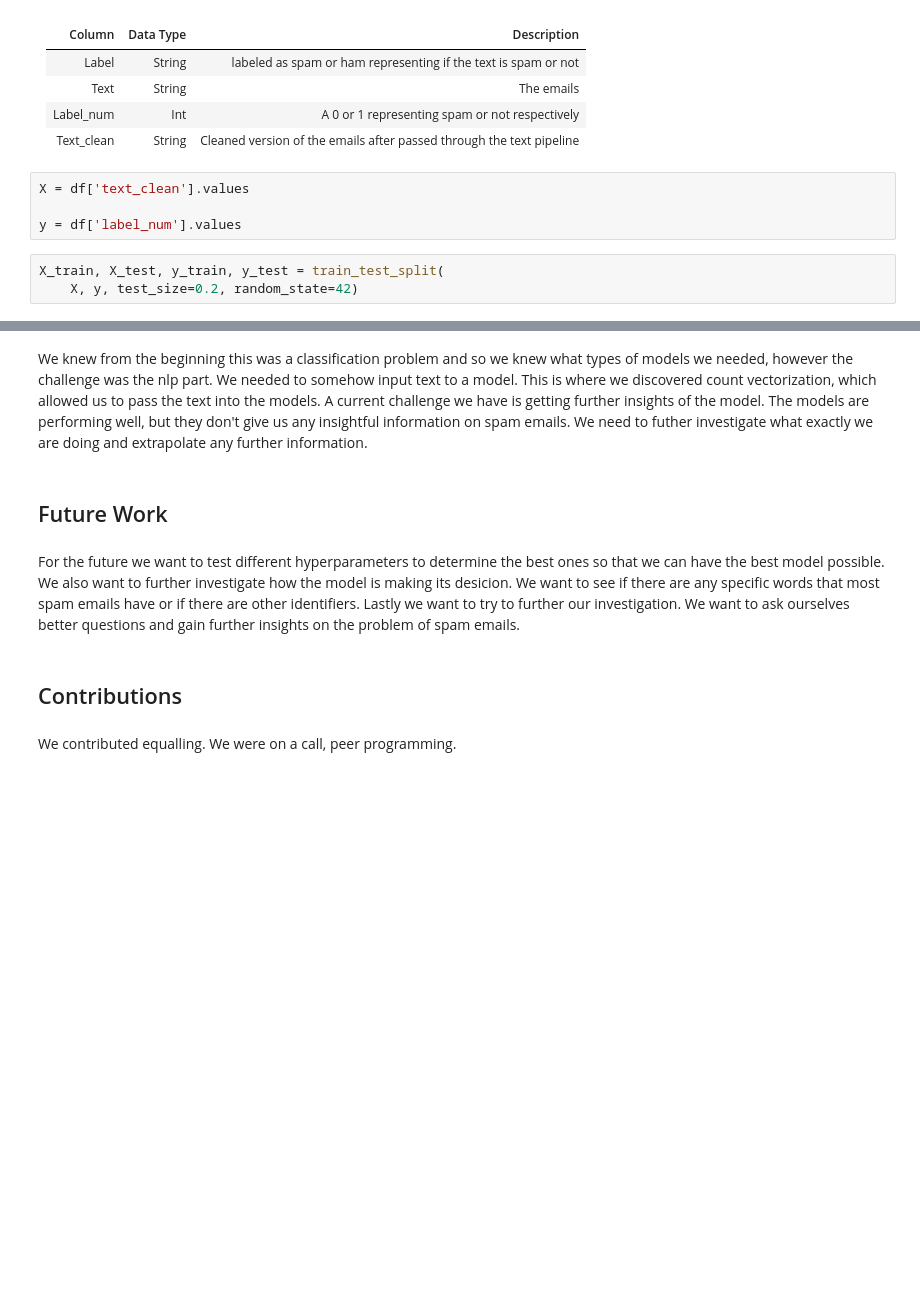
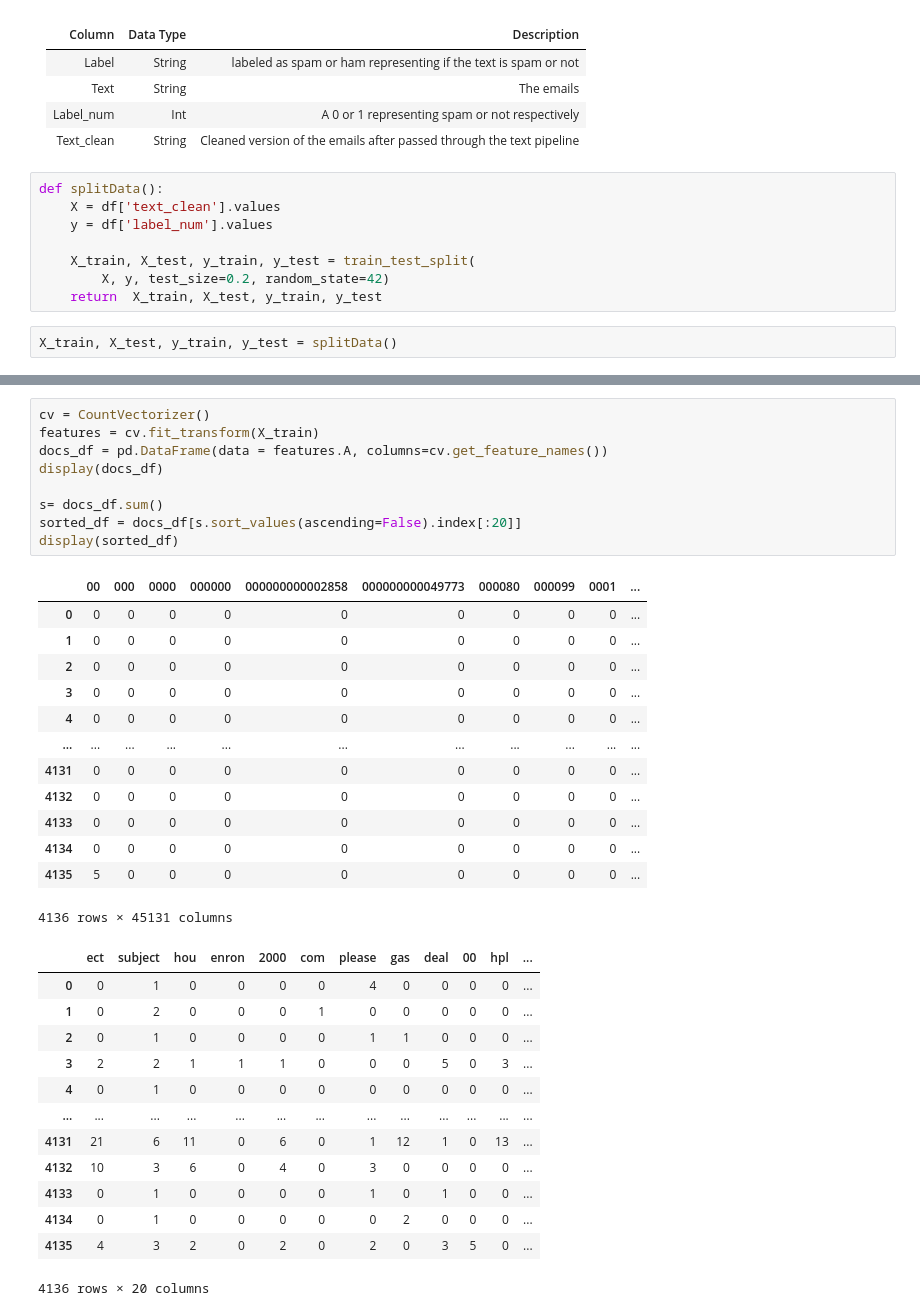
Before and after one commit to mahmoudagag/460_datascience_project, a Jupyter notebook: spam detector exploratory analysis.ipynb, the cells around one changed output, grey strips where cells are left out. Drawn from its saved outputs; the diff is of its cells as text; blank space fills up the shorter version.

```diff
--- a/spam detector exploratory analysis.ipynb
+++ b/spam detector exploratory analysis.ipynb
@@ -101,10 +112,13 @@ df['text_clean'] = df['text'].apply(text_pipeline)
 | Label_num   | Int         | A 0 or 1 representing spam or not respectively |
 | Text_clean  | String      | Cleaned version of the emails after passed through the text pipeline |
 # %%
-X = df['text_clean'].values
+def splitData():
+    X = df['text_clean'].values
+    y = df['label_num'].values
 
-y = df['label_num'].values
+    X_train, X_test, y_train, y_test = train_test_split(
+        X, y, test_size=0.2, random_state=42)
+    return  X_train, X_test, y_train, y_test
 # %%
-X_train, X_test, y_train, y_test = train_test_split(
-    X, y, test_size=0.2, random_state=42)
+X_train, X_test, y_train, y_test = splitData()
 # %%
@@ -213,10 +175,36 @@ The problem we are trying to address is spam email detection. We started by clea
-# %% [markdown]
-We knew from the beginning this was a classification problem and so we knew what types of models we needed, however the challenge was the nlp part. We needed to somehow input text to a model. This is where we discovered count vectorization, which allowed us to pass the text into the models. A current challenge we have is getting further insights of the model. The models are performing well, but they don't give us any insightful information on spam emails. We need to futher investigate what exactly we are doing and extrapolate any further information.
-# %% [markdown]
-## Future Work
-# %% [markdown]
-For the future we want to test different hyperparameters to determine the best ones so that we can have the best model possible. We also want to further investigate how the model is making its desicion. We want to see if there are any specific words that most spam emails have or if there are other identifiers. Lastly we want to try to further our investigation. We want to ask ourselves better questions and gain further insights on the problem of spam emails.
-# %% [markdown]
-## Contributions
-# %% [markdown]
-We contributed equalling. We were on a call, peer programming.
+# %%
+cv = CountVectorizer()
+features = cv.fit_transform(X_train)
+docs_df = pd.DataFrame(data = features.A, columns=cv.get_feature_names())
+display(docs_df)
+
+s= docs_df.sum()
+sorted_df = docs_df[s.sort_values(ascending=False).index[:20]]
+display(sorted_df)
+# %% [output]
+|  | 00 | 000 | 0000 | 000000 | 000000000002858 | 000000000049773 | 000080 | 000099 | 0001 | ... |
+| 0 | 0 | 0 | 0 | 0 | 0 | 0 | 0 | 0 | 0 | ... |
+| 1 | 0 | 0 | 0 | 0 | 0 | 0 | 0 | 0 | 0 | ... |
+| 2 | 0 | 0 | 0 | 0 | 0 | 0 | 0 | 0 | 0 | ... |
+| 3 | 0 | 0 | 0 | 0 | 0 | 0 | 0 | 0 | 0 | ... |
+| 4 | 0 | 0 | 0 | 0 | 0 | 0 | 0 | 0 | 0 | ... |
+| ... | ... | ... | ... | ... | ... | ... | ... | ... | ... | ... |
+| 4131 | 0 | 0 | 0 | 0 | 0 | 0 | 0 | 0 | 0 | ... |
+| 4132 | 0 | 0 | 0 | 0 | 0 | 0 | 0 | 0 | 0 | ... |
+| 4133 | 0 | 0 | 0 | 0 | 0 | 0 | 0 | 0 | 0 | ... |
+| 4134 | 0 | 0 | 0 | 0 | 0 | 0 | 0 | 0 | 0 | ... |
+| 4135 | 5 | 0 | 0 | 0 | 0 | 0 | 0 | 0 | 0 | ... |
+4136 rows × 45131 columns
+|  | ect | subject | hou | enron | 2000 | com | please | gas | deal | 00 | hpl | ... |
+| 0 | 0 | 1 | 0 | 0 | 0 | 0 | 4 | 0 | 0 | 0 | 0 | ... |
+| 1 | 0 | 2 | 0 | 0 | 0 | 1 | 0 | 0 | 0 | 0 | 0 | ... |
+| 2 | 0 | 1 | 0 | 0 | 0 | 0 | 1 | 1 | 0 | 0 | 0 | ... |
+| 3 | 2 | 2 | 1 | 1 | 1 | 0 | 0 | 0 | 5 | 0 | 3 | ... |
+| 4 | 0 | 1 | 0 | 0 | 0 | 0 | 0 | 0 | 0 | 0 | 0 | ... |
+| ... | ... | ... | ... | ... | ... | ... | ... | ... | ... | ... | ... | ... |
+| 4131 | 21 | 6 | 11 | 0 | 6 | 0 | 1 | 12 | 1 | 0 | 13 | ... |
+| 4132 | 10 | 3 | 6 | 0 | 4 | 0 | 3 | 0 | 0 | 0 | 0 | ... |
+| 4133 | 0 | 1 | 0 | 0 | 0 | 0 | 1 | 0 | 1 | 0 | 0 | ... |
+| 4134 | 0 | 1 | 0 | 0 | 0 | 0 | 0 | 2 | 0 | 0 | 0 | ... |
+| 4135 | 4 | 3 | 2 | 0 | 2 | 0 | 2 | 0 | 3 | 5 | 0 | ... |
+4136 rows × 20 columns
```
Also changed, not shown: parts of 18 cells of this notebook.
